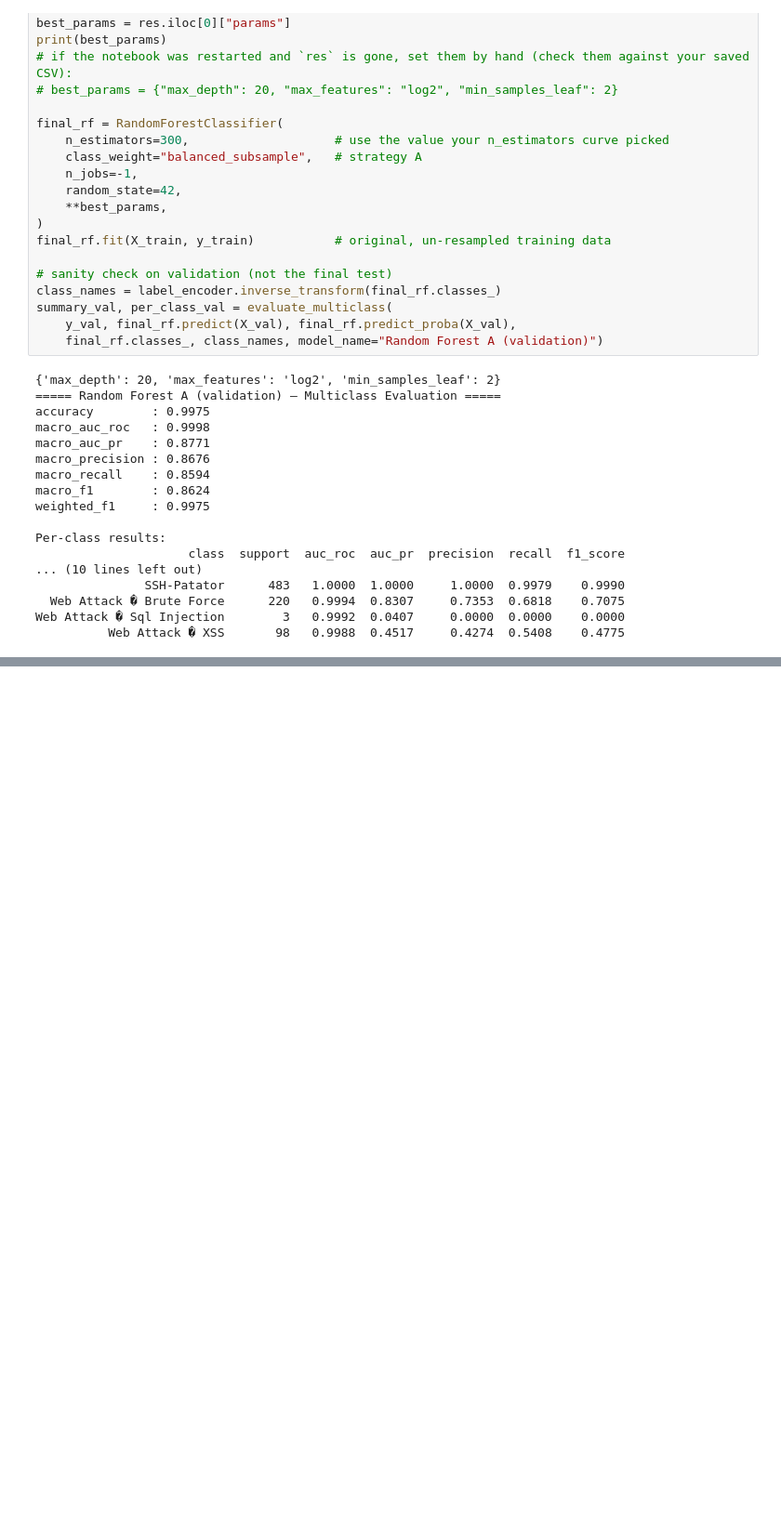
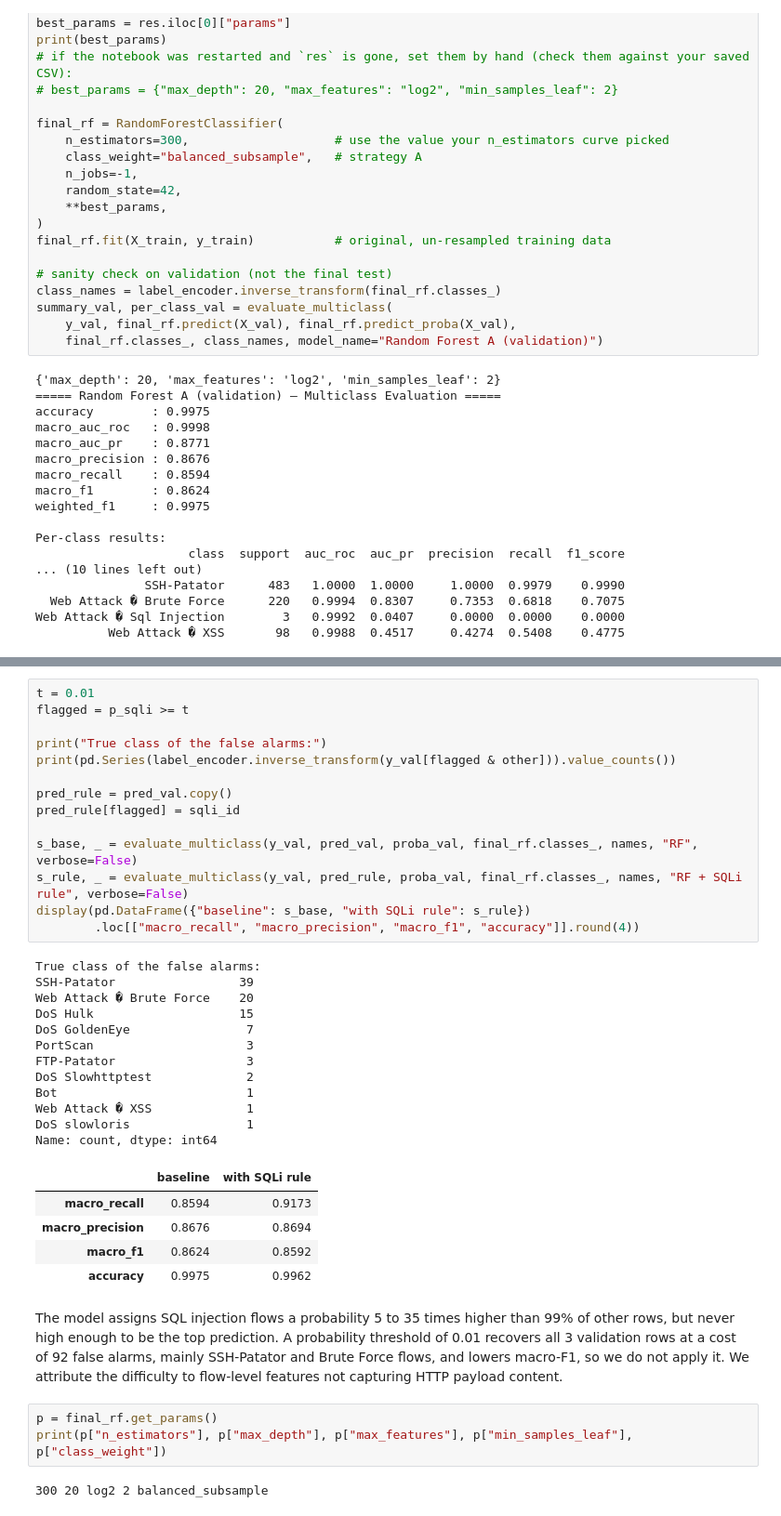
Before and after one commit to lobnaahmed850/Grad-Project, a Jupyter notebook: network-anomaly-detection/notebooks/supervised.ipynb, the cells around one changed output, grey strips where cells are left out. Shown at 93% size. Cells and saved outputs as stored; diff of their text form; blank space fills up the shorter version.

```diff
--- a/network-anomaly-detection/notebooks/supervised.ipynb
+++ b/network-anomaly-detection/notebooks/supervised.ipynb
@@ -413,0 +448,39 @@ SQLi training recall: 1.0
+# %%
+t = 0.01
+flagged = p_sqli >= t
+
+print("True class of the false alarms:")
+print(pd.Series(label_encoder.inverse_transform(y_val[flagged & other])).value_counts())
+
+pred_rule = pred_val.copy()
+pred_rule[flagged] = sqli_id
+
+s_base, _ = evaluate_multiclass(y_val, pred_val, proba_val, final_rf.classes_, names, "RF", verbose=False)
+s_rule, _ = evaluate_multiclass(y_val, pred_rule, proba_val, final_rf.classes_, names, "RF + SQLi rule", verbose=False)
+display(pd.DataFrame({"baseline": s_base, "with SQLi rule": s_rule})
+        .loc[["macro_recall", "macro_precision", "macro_f1", "accuracy"]].round(4))
+# %% [output]
+True class of the false alarms:
+SSH-Patator                 39
+Web Attack � Brute Force    20
+DoS Hulk                    15
+DoS GoldenEye                7
+PortScan                     3
+FTP-Patator                  3
+DoS Slowhttptest             2
+Bot                          1
+Web Attack � XSS             1
+DoS slowloris                1
+Name: count, dtype: int64
+|  | baseline | with SQLi rule |
+| macro_recall | 0.8594 | 0.9173 |
+| macro_precision | 0.8676 | 0.8694 |
+| macro_f1 | 0.8624 | 0.8592 |
+| accuracy | 0.9975 | 0.9962 |
+# %% [markdown]
+The model assigns SQL injection flows a probability 5 to 35 times higher than 99% of other rows, but never high enough to be the top prediction. A probability threshold of 0.01 recovers all 3 validation rows at a cost of 92 false alarms, mainly SSH-Patator and Brute Force flows, and lowers macro-F1, so we do not apply it. We attribute the difficulty to flow-level features not capturing HTTP payload content.
+# %%
+p = final_rf.get_params()
+print(p["n_estimators"], p["max_depth"], p["max_features"], p["min_samples_leaf"], p["class_weight"])
+# %% [output]
+300 20 log2 2 balanced_subsample
```
Also changed, not shown: parts of 21 cells of this notebook.
